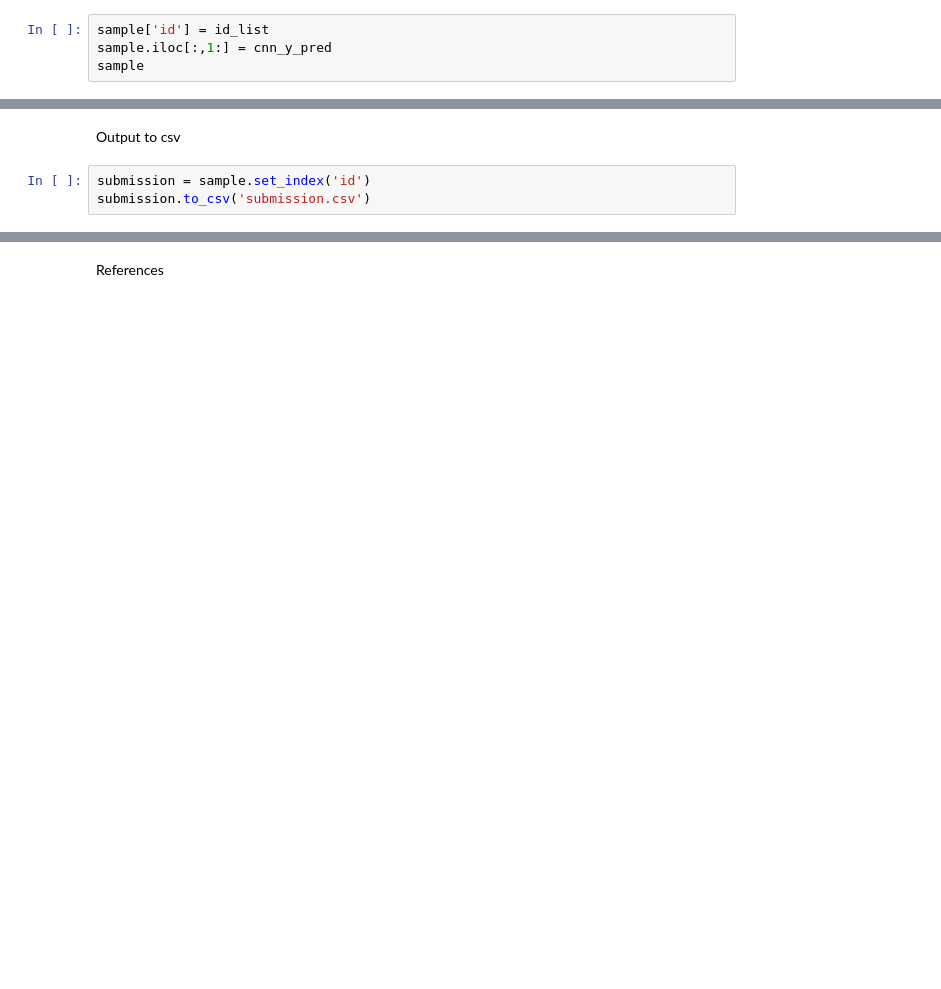
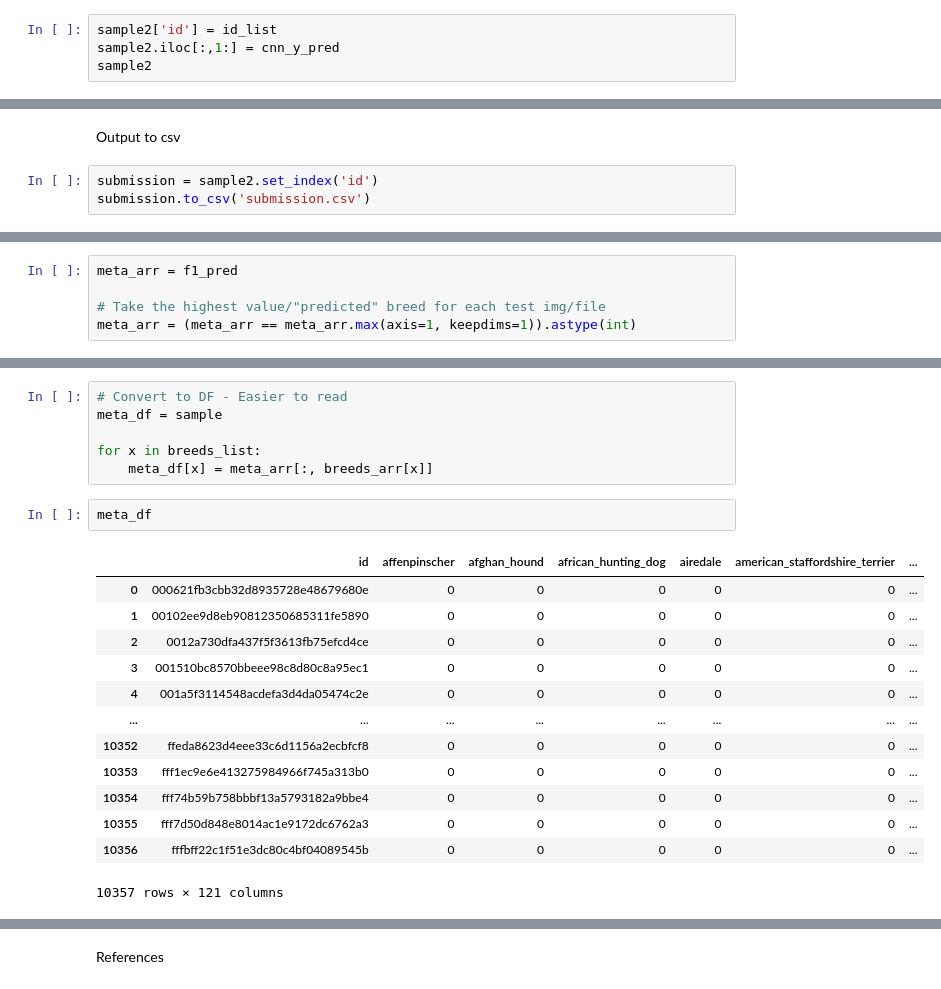
Before and after one commit to 20168111/CV_Dog_Breed_Classifier, a Jupyter notebook: Dog_Breed_Classifier.ipynb, the cells around one changed output, grey strips where cells are left out. Saved outputs shown, nothing was run; the diff lists cells and outputs as text; blank space fills up the shorter version.

```diff
--- a/Dog_Breed_Classifier.ipynb
+++ b/Dog_Breed_Classifier.ipynb
@@ -457,6 +613,6 @@ for name in file_list:
 # %% [markdown]
 Map each prediction value to its respective class for each image/file
 # %%
-sample['id'] = id_list
-sample.iloc[:,1:] = cnn_y_pred
-sample
+sample2['id'] = id_list
+sample2.iloc[:,1:] = cnn_y_pred
+sample2
@@ -477,7 +619,7 @@ sample
 # %% [markdown]
 Output to csv
 # %%
-submission = sample.set_index('id')
+submission = sample2.set_index('id')
 submission.to_csv('submission.csv')
 # %%
 submission.head()
@@ -492,0 +648,5 @@ submission.head()
+# %%
+meta_arr = f1_pred
+
+# Take the highest value/"predicted" breed for each test img/file
+meta_arr = (meta_arr == meta_arr.max(axis=1, keepdims=1)).astype(int)
@@ -492,0 +662,22 @@ submission.head()
+# %%
+# Convert to DF - Easier to read
+meta_df = sample
+
+for x in breeds_list:
+    meta_df[x] = meta_arr[:, breeds_arr[x]]
+# %%
+meta_df
+# %% [output]
+|  | id | affenpinscher | afghan_hound | african_hunting_dog | airedale | american_staffordshire_terrier | ... |
+| 0 | 000621fb3cbb32d8935728e48679680e | 0 | 0 | 0 | 0 | 0 | ... |
+| 1 | 00102ee9d8eb90812350685311fe5890 | 0 | 0 | 0 | 0 | 0 | ... |
+| 2 | 0012a730dfa437f5f3613fb75efcd4ce | 0 | 0 | 0 | 0 | 0 | ... |
+| 3 | 001510bc8570bbeee98c8d80c8a95ec1 | 0 | 0 | 0 | 0 | 0 | ... |
+| 4 | 001a5f3114548acdefa3d4da05474c2e | 0 | 0 | 0 | 0 | 0 | ... |
+| ... | ... | ... | ... | ... | ... | ... | ... |
+| 10352 | ffeda8623d4eee33c6d1156a2ecbfcf8 | 0 | 0 | 0 | 0 | 0 | ... |
+| 10353 | fff1ec9e6e413275984966f745a313b0 | 0 | 0 | 0 | 0 | 0 | ... |
+| 10354 | fff74b59b758bbbf13a5793182a9bbe4 | 0 | 0 | 0 | 0 | 0 | ... |
+| 10355 | fff7d50d848e8014ac1e9172dc6762a3 | 0 | 0 | 0 | 0 | 0 | ... |
+| 10356 | fffbff22c1f51e3dc80c4bf04089545b | 0 | 0 | 0 | 0 | 0 | ... |
+10357 rows × 121 columns
```
Also changed, not shown: parts of 82 cells of this notebook.
